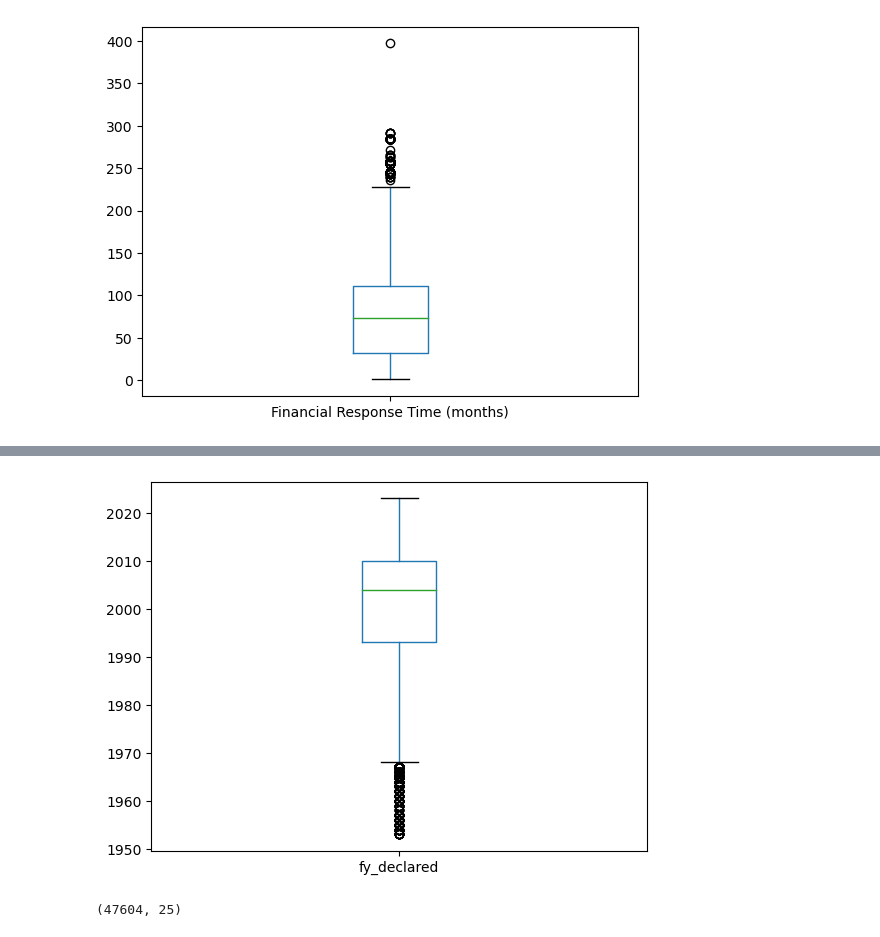
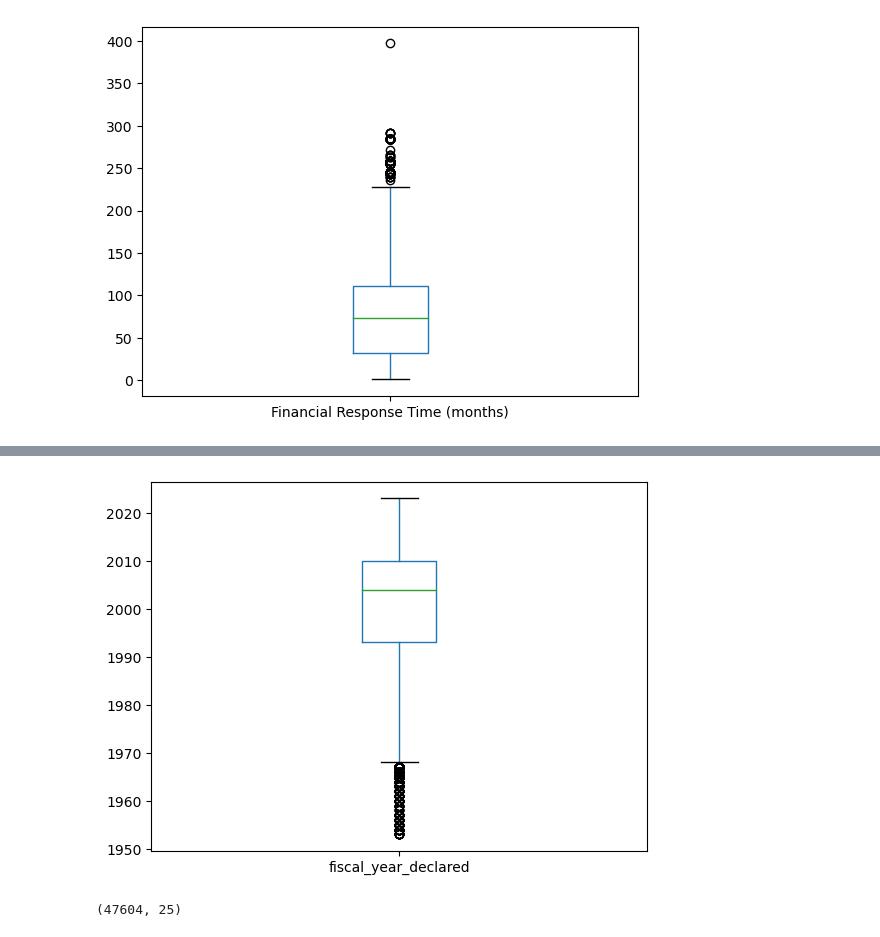
Before and after one commit to ehsan55555/FEMA-Disaster-Analysis-US, a Jupyter notebook: Project1_branchea.ipynb, the cells around one changed output, grey strips where cells are left out. Cells and saved outputs as stored; diff of their text form; code cells hidden in the pictures.

Commit message:
Renaming fy_declared to fiscal_year_declared

```diff
--- a/Project1_branchea.ipynb
+++ b/Project1_branchea.ipynb
@@ -80,3 +92,5 @@ converted_data_df["Incident Begin/End (days)"] = (converted_data_df["incident_en
+# %%
+converted_data_df = converted_data_df.rename(columns={"fy_declared": "fiscal_year_declared"})
 # %%
 converted_data_df.head()
 # %% [output]
@@ -151,8 +169,8 @@ plot_boxplot(results_df, "Financial Response Time (months)")
 # %%
-# Plot the boxplot for 'fy_declared'
-plot_boxplot(results_df, 'fy_declared')
+# Plot the boxplot for 'fy_year_declared'
+plot_boxplot(results_df, 'fiscal_year_declared')
 # %% [output]
-[figure, old version]
+[figure, new version]
 # %%
 # Define a function called "outliers" which returns a list of index of outliers
 # IQR = Q3-Q1
```
Also changed, not shown: parts of 16 cells of this notebook.
